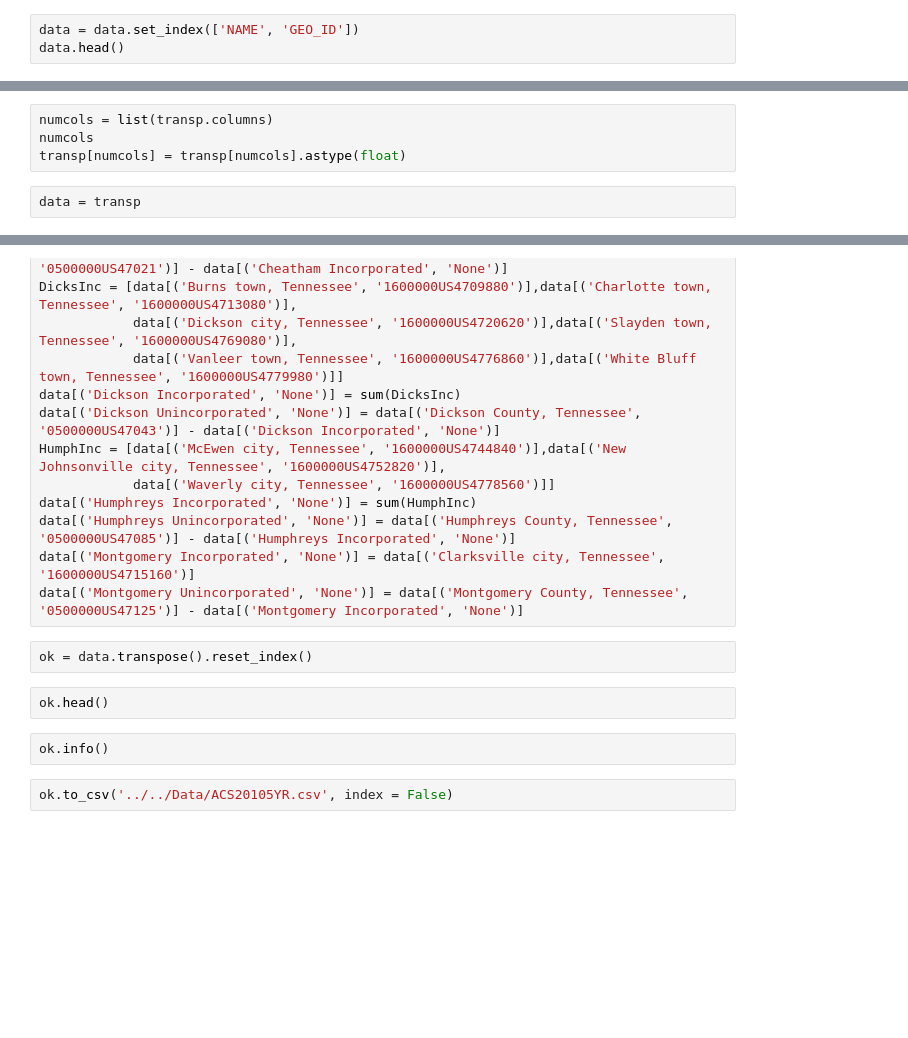
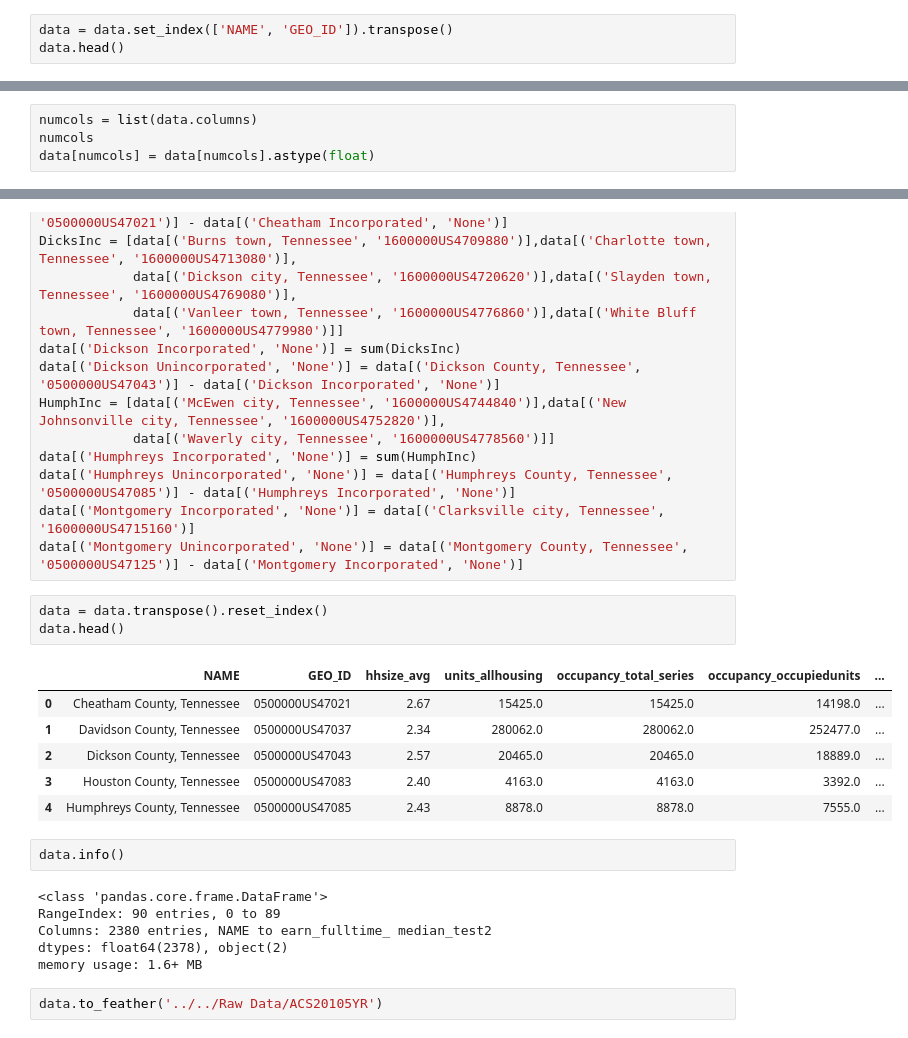
Before and after one commit to Greater-Nashville-Regional-Council/GNRC-Data-Integration, a Jupyter notebook: Notebooks/1. API Pulls/ACS 2010 5YR.ipynb, the cells around one changed output, grey strips where cells are left out. Saved outputs shown, nothing was run; the diff lists cells and outputs as text; blank space fills up the shorter version.

```diff
--- a/Notebooks/1. API Pulls/ACS 2010 5YR.ipynb
+++ b/Notebooks/1. API Pulls/ACS 2010 5YR.ipynb
@@ -224,5 +195,5 @@ new_df.head()
 # %%
 data = new_df
 # %%
-data = data.set_index(['NAME', 'GEO_ID'])
+data = data.set_index(['NAME', 'GEO_ID']).transpose()
 data.head()
@@ -232,9 +208,7 @@ transp.head()
 # %%
-numcols = list(transp.columns)
+numcols = list(data.columns)
 numcols
-transp[numcols] = transp[numcols].astype(float)
+data[numcols] = data[numcols].astype(float)
-# %%
-data = transp
 # %%
 GNRCCounties = [data[('Stewart County, Tennessee', '0500000US47161')],data[('Montgomery County, Tennessee', '0500000US47125')],
                 data[('Houston County, Tennessee', '0500000US47083')],data[('Humphreys County, Tennessee', '0500000US47085')],
@@ -281,10 +255,22 @@ data[('Humphreys Unincorporated', 'None')] = data[('Humphreys County, Tennessee'
 data[('Montgomery Incorporated', 'None')] = data[('Clarksville city, Tennessee', '1600000US4715160')]
 data[('Montgomery Unincorporated', 'None')] = data[('Montgomery County, Tennessee', '0500000US47125')] - data[('Montgomery Incorporated', 'None')]
 # %%
-ok = data.transpose().reset_index()
+data = data.transpose().reset_index()
+data.head()
+# %% [output]
+|  | NAME | GEO_ID | hhsize_avg | units_allhousing | occupancy_total_series | occupancy_occupiedunits | ... |
+| 0 | Cheatham County, Tennessee | 0500000US47021 | 2.67 | 15425.0 | 15425.0 | 14198.0 | ... |
+| 1 | Davidson County, Tennessee | 0500000US47037 | 2.34 | 280062.0 | 280062.0 | 252477.0 | ... |
+| 2 | Dickson County, Tennessee | 0500000US47043 | 2.57 | 20465.0 | 20465.0 | 18889.0 | ... |
+| 3 | Houston County, Tennessee | 0500000US47083 | 2.40 | 4163.0 | 4163.0 | 3392.0 | ... |
+| 4 | Humphreys County, Tennessee | 0500000US47085 | 2.43 | 8878.0 | 8878.0 | 7555.0 | ... |
-# %%
-ok.head()
 # %%
-ok.info()
+data.info()
+# %% [output]
+<class 'pandas.core.frame.DataFrame'>
+RangeIndex: 90 entries, 0 to 89
+Columns: 2380 entries, NAME to earn_fulltime_ median_test2
+dtypes: float64(2378), object(2)
+memory usage: 1.6+ MB
-# %%
-ok.to_csv('../../Data/ACS20105YR.csv', index = False)
+# %%
+data.to_feather('../../Raw Data/ACS20105YR')
```
Also changed, not shown: parts of 13 cells of this notebook, 15 other files.
